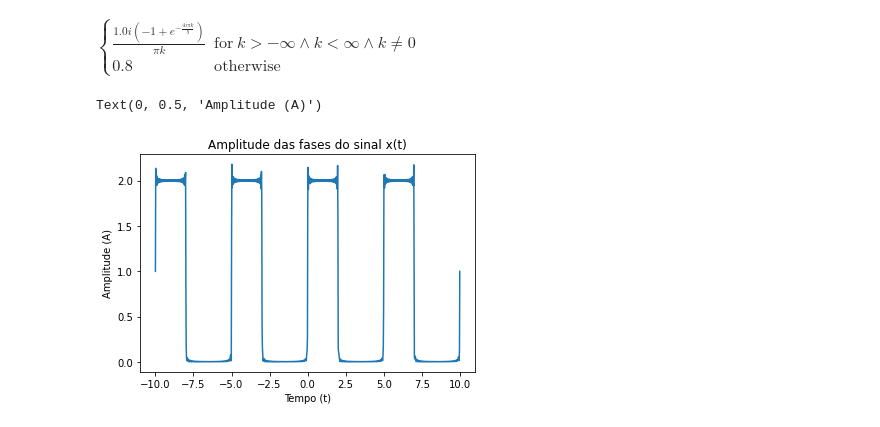
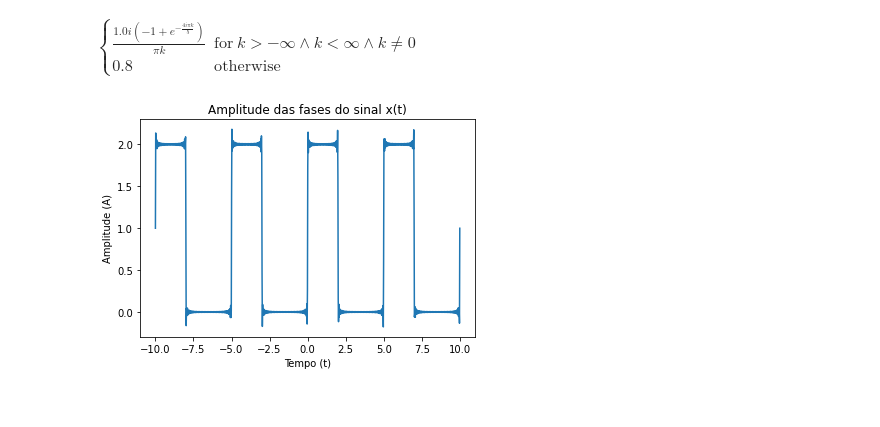
Before and after one commit to JohnGarrido/BC1509, a Jupyter notebook: test_1_notebook.ipynb, the cells around one changed output. Saved outputs shown, nothing was run; the diff lists cells and outputs as text; code cells hidden in the pictures.

```diff
--- a/test_1_notebook.ipynb
+++ b/test_1_notebook.ipynb
@@ -287,9 +288,8 @@ range_y_ampli = [abs(signal_λ(t)) for t in range_x_ampli]
 # %%
 # Plotando o gráfico
-plt.plot(range_x_ampli, range_y_ampli)
+plt.plot(range_x_ampli, signal_λ(range_x_ampli))
 plt.title("Amplitude das fases do sinal x(t)");
-plt.xlabel("Tempo (t)")
-plt.ylabel("Amplitude (A)")
+plt.xlabel("Tempo (t)");
+plt.ylabel("Amplitude (A)");
 # %% [output]
-Text(0, 0.5, 'Amplitude (A)')
-[figure, old version]
+[figure, new version]
```
Also changed, not shown: parts of 16 cells of this notebook.
